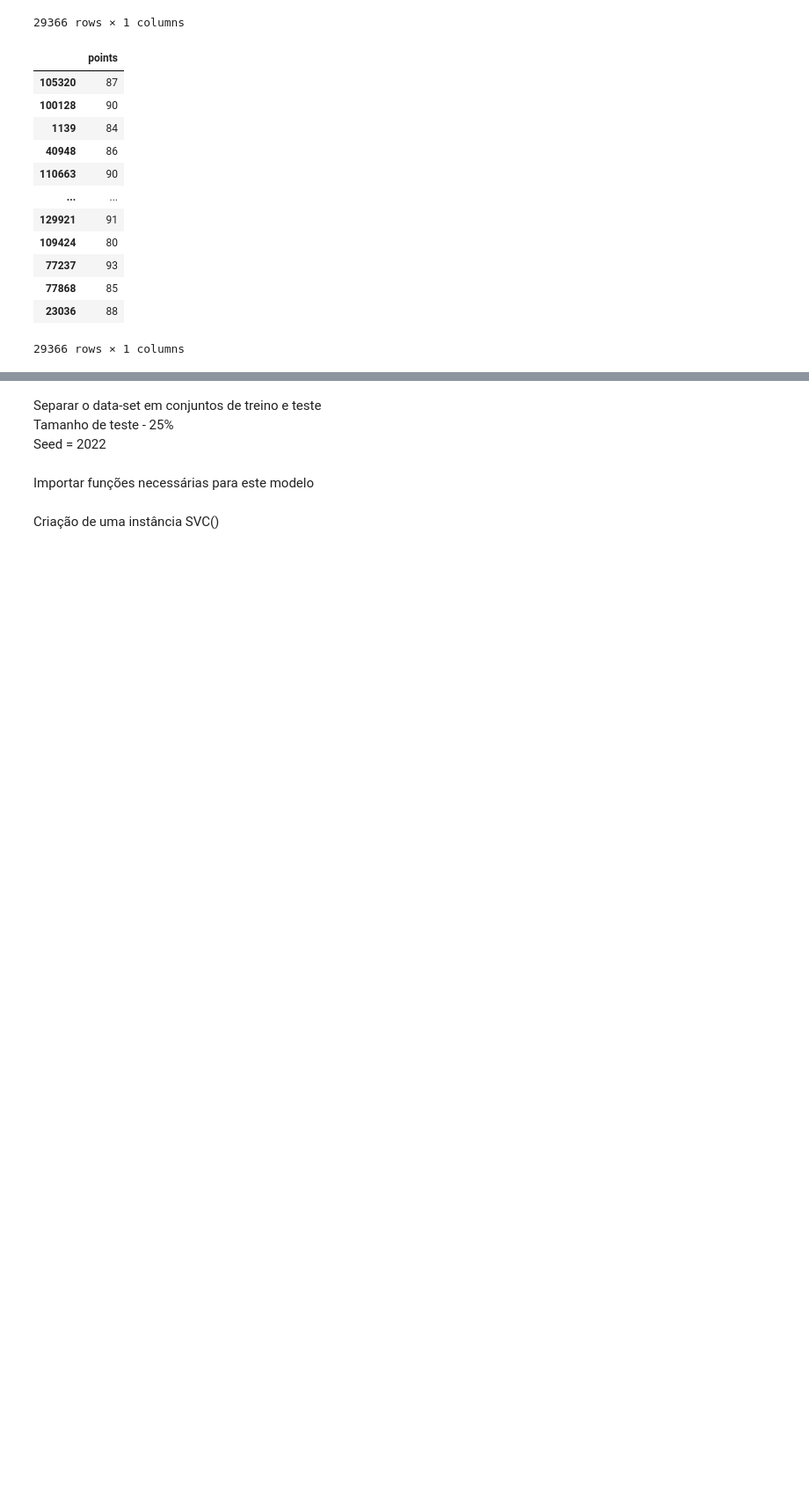
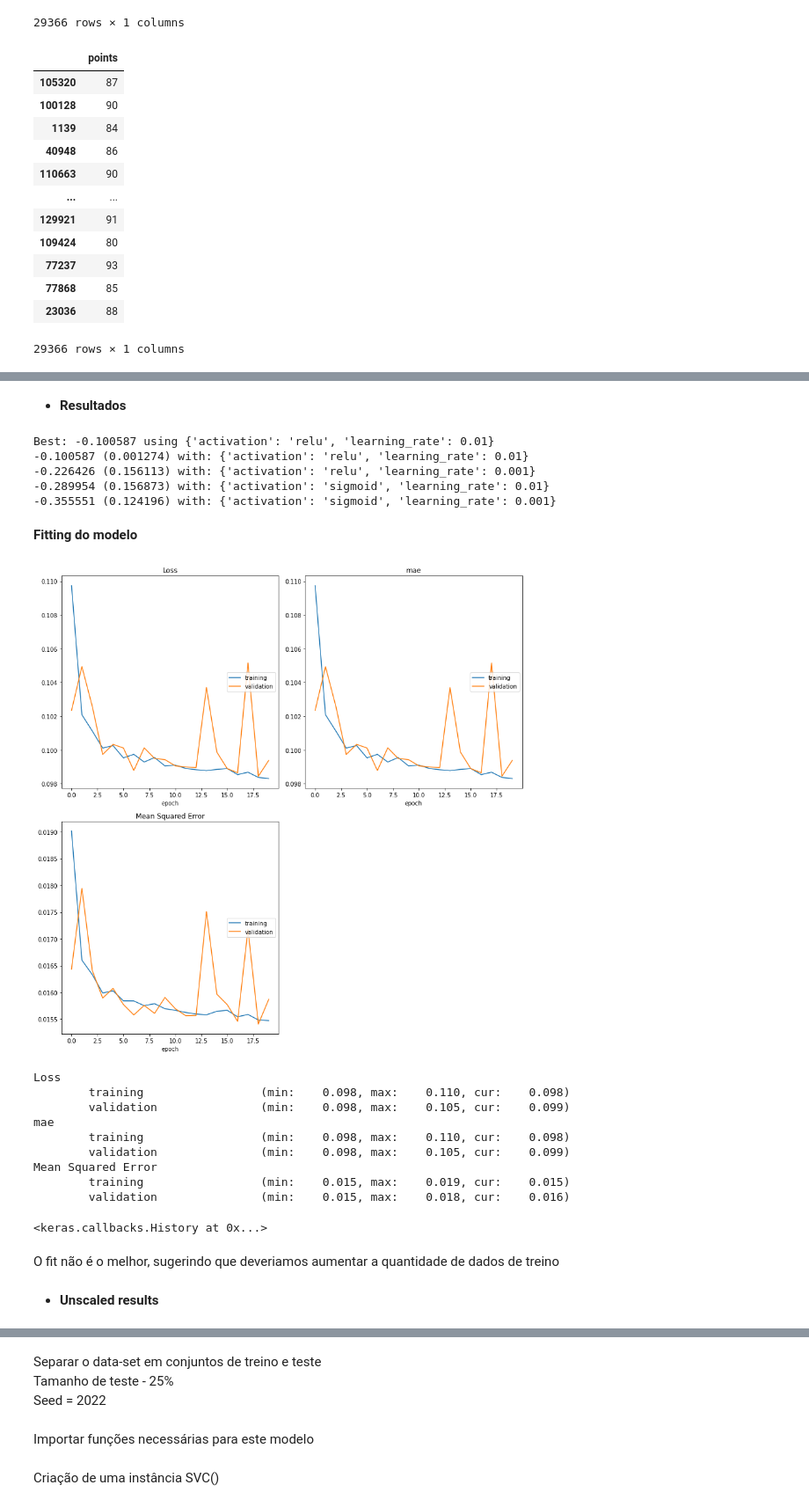
Before and after one commit to simaocunha71/machine_learning-daa, a Jupyter notebook: tarefa_grupo_2.ipynb, the cells around one changed output, grey strips where cells are left out. Shown: that part at 88% size. Drawn from its saved outputs; the diff is of its cells as text; code cells hidden in the pictures; blank space fills up the shorter version.

Commit message:
redes neuronais - data set grupo

```diff
--- a/tarefa_grupo_2.ipynb
+++ b/tarefa_grupo_2.ipynb
@@ -286,0 +560,15 @@ RMSE: 2.909029547715556
+# %%
+def build_model(activation='relu', learning_rate=0.01):
+    #Create a sequential model (with three Layers - Last one is the output)
+    model = Sequential()
+    model.add(Dense(16, input_dim=6, activation=activation) )
+    model.add(Dense(8, activation=activation) )
+    model.add(Dense(1, activation='relu'))
+
+    #Compile the model
+    #Define the Loss function, the otimizer and metrics to be used
+    model .compile(
+    loss = 'mae',
+    optimizer = tf.optimizers.Adam(learning_rate),
+    metrics = ['mae', 'mse'])
+    return model
@@ -286,0 +579,5 @@ RMSE: 2.909029547715556
+# %%
+TUNING_DICT = {
+'activation' : ['relu', 'sigmoid'],
+'learning_rate' : [0.01, 0.001]
+}
@@ -286,0 +586,12 @@ RMSE: 2.909029547715556
+# %%
+kf = KFold(n_splits=5, shuffle=True, random_state=RANDOM_SEED)
+
+model = KerasRegressor(build_fn=build_model, epochs=20, batch_size=32)
+grid_search = GridSearchCV(estimator = model,
+                            param_grid = TUNING_DICT,
+                            cv = kf,
+                            scoring = 'neg_mean_absolute_error',
+                            refit = 'True',
+                            verbose = 1)
+
+grid_search.fit(x_train, y_train, validation_split=0.2)
@@ -286,0 +621,19 @@ RMSE: 2.909029547715556
+# %% [markdown]
+* **Resultados**
+# %%
+#summarize results
+print("Best: %f using %s" % (grid_search.best_score_, grid_search.best_params_))
+means = grid_search.cv_results_['mean_test_score']
+stds = grid_search.cv_results_['std_test_score']
+params = grid_search.cv_results_['params']
+for mean, stdev, param in zip(means, stds, params):
+    print("%f (%f) with: %r" % (mean, stdev, param))
+# %% [output]
+Best: -0.100587 using {'activation': 'relu', 'learning_rate': 0.01}
+-0.100587 (0.001274) with: {'activation': 'relu', 'learning_rate': 0.01}
+-0.226426 (0.156113) with: {'activation': 'relu', 'learning_rate': 0.001}
+-0.289954 (0.156873) with: {'activation': 'sigmoid', 'learning_rate': 0.01}
+-0.355551 (0.124196) with: {'activation': 'sigmoid', 'learning_rate': 0.001}
+# %%
+#Our best model (remember we set refit=True?)
+best_mlp_model = grid_search.best_estimator_
@@ -286,0 +642,22 @@ RMSE: 2.909029547715556
+# %% [markdown]
+**Fitting do modelo**
+# %%
+best_mlp_model.fit(x_train, y_train, epochs=20,
+validation_data=(x_test, y_test),
+callbacks=[PlotLossesKerasTF()], verbose=1)
+# %% [output]
+[figure, added]
+Loss
+        training                 (min:    0.098, max:    0.110, cur:    0.098)
+        validation               (min:    0.098, max:    0.105, cur:    0.099)
+mae
+        training                 (min:    0.098, max:    0.110, cur:    0.098)
+        validation               (min:    0.098, max:    0.105, cur:    0.099)
+Mean Squared Error
+        training                 (min:    0.015, max:    0.019, cur:    0.015)
+        validation               (min:    0.015, max:    0.018, cur:    0.016)
+<keras.callbacks.History at 0x...>
+# %% [markdown]
+O fit não é o melhor, sugerindo que deveriamos aumentar a quantidade de dados de treino
+# %% [markdown]
+* **Unscaled results**
```
Also changed, not shown: parts of 61 cells of this notebook, 1 other file.
